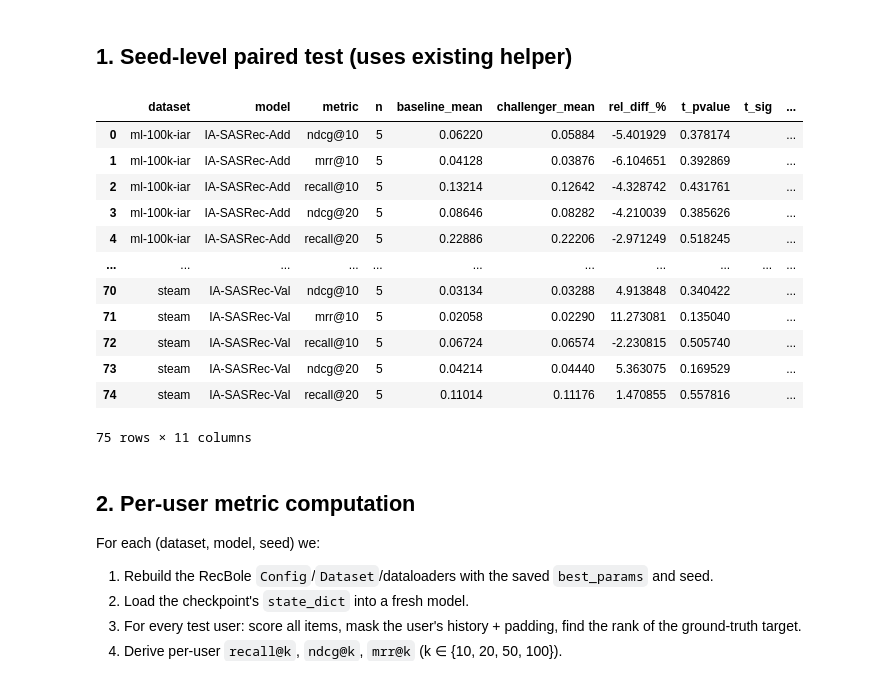
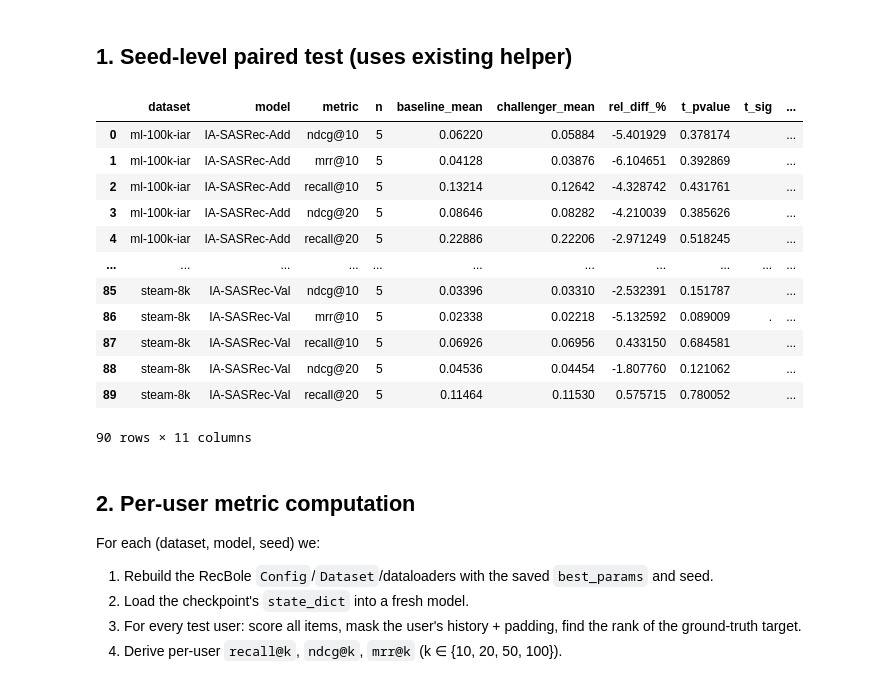
Before and after one commit to insanewarrior/rec-sys-research, a Jupyter notebook: it_takes_time/notebooks/1_significance.ipynb, the cells around one changed output. Cells and saved outputs as stored; diff of their text form; code cells hidden in the pictures.

```diff
--- a/it_takes_time/notebooks/1_significance.ipynb
+++ b/it_takes_time/notebooks/1_significance.ipynb
@@ -44,45 +44,45 @@ device: cuda
 # %% [markdown]
 ## 1. Seed-level paired test (uses existing helper)
 # %%
-DATASETS = ['ml-100k-iar', 'ml-1m', 'amazon-digital-music', 'amazon-office-products', 'steam-3k', 'steam-8k']
+DATASETS = ['ml-100k-iar', 'ml-1m', 'amazon-digital-music', 'amazon-office-products', 'steam-3k', 'steam-8k', 'steam-15k']
 BASELINE = 'SASRec'
 VARIANTS = ['IA-SASRec-Add', 'IA-SASRec-Mul', 'IA-SASRec-Val']
 METRICS = ['ndcg@10', 'mrr@10', 'recall@10', 'ndcg@20', 'recall@20']
 
 seed_rows = []
 for ds in DATASETS:
     df = paired_significance(ds, BASELINE, VARIANTS, metrics=METRICS)
     if df.empty:
         continue
     df.insert(0, 'dataset', ds)
     seed_rows.append(df)
 seed_df = pd.concat(seed_rows, ignore_index=True) if seed_rows else pd.DataFrame()
 
 def _sig(p):
     if pd.isna(p): return ''
     if p < 0.01: return '**'
     if p < 0.05: return '*'
     if p < 0.10: return '.'
     return ''
 
 view = seed_df.copy()
 view['t_sig'] = view['t_pvalue'].map(_sig)
 view['w_sig'] = view['wilcoxon_pvalue'].map(_sig)
 view[['dataset','model','metric','n','baseline_mean','challenger_mean','rel_diff_%','t_pvalue','t_sig','wilcoxon_pvalue','w_sig']]
 # %% [output]
 |  | dataset | model | metric | n | baseline_mean | challenger_mean | rel_diff_% | t_pvalue | t_sig | ... |
 | 0 | ml-100k-iar | IA-SASRec-Add | ndcg@10 | 5 | 0.06220 | 0.05884 | -5.401929 | 0.378174 |  | ... |
 | 1 | ml-100k-iar | IA-SASRec-Add | mrr@10 | 5 | 0.04128 | 0.03876 | -6.104651 | 0.392869 |  | ... |
 | 2 | ml-100k-iar | IA-SASRec-Add | recall@10 | 5 | 0.13214 | 0.12642 | -4.328742 | 0.431761 |  | ... |
 | 3 | ml-100k-iar | IA-SASRec-Add | ndcg@20 | 5 | 0.08646 | 0.08282 | -4.210039 | 0.385626 |  | ... |
 | 4 | ml-100k-iar | IA-SASRec-Add | recall@20 | 5 | 0.22886 | 0.22206 | -2.971249 | 0.518245 |  | ... |
 | ... | ... | ... | ... | ... | ... | ... | ... | ... | ... | ... |
-| 70 | steam | IA-SASRec-Val | ndcg@10 | 5 | 0.03134 | 0.03288 | 4.913848 | 0.340422 |  | ... |
-| 71 | steam | IA-SASRec-Val | mrr@10 | 5 | 0.02058 | 0.02290 | 11.273081 | 0.135040 |  | ... |
-| 72 | steam | IA-SASRec-Val | recall@10 | 5 | 0.06724 | 0.06574 | -2.230815 | 0.505740 |  | ... |
-| 73 | steam | IA-SASRec-Val | ndcg@20 | 5 | 0.04214 | 0.04440 | 5.363075 | 0.169529 |  | ... |
-| 74 | steam | IA-SASRec-Val | recall@20 | 5 | 0.11014 | 0.11176 | 1.470855 | 0.557816 |  | ... |
+| 85 | steam-8k | IA-SASRec-Val | ndcg@10 | 5 | 0.03396 | 0.03310 | -2.532391 | 0.151787 |  | ... |
+| 86 | steam-8k | IA-SASRec-Val | mrr@10 | 5 | 0.02338 | 0.02218 | -5.132592 | 0.089009 | . | ... |
+| 87 | steam-8k | IA-SASRec-Val | recall@10 | 5 | 0.06926 | 0.06956 | 0.433150 | 0.684581 |  | ... |
+| 88 | steam-8k | IA-SASRec-Val | ndcg@20 | 5 | 0.04536 | 0.04454 | -1.807760 | 0.121062 |  | ... |
+| 89 | steam-8k | IA-SASRec-Val | recall@20 | 5 | 0.11464 | 0.11530 | 0.575715 | 0.780052 |  | ... |
-75 rows × 11 columns
+90 rows × 11 columns
 # %% [markdown]
 ## 2. Per-user metric computation
 
```
Also changed, not shown: parts of 6 cells of this notebook, 53 other files.
